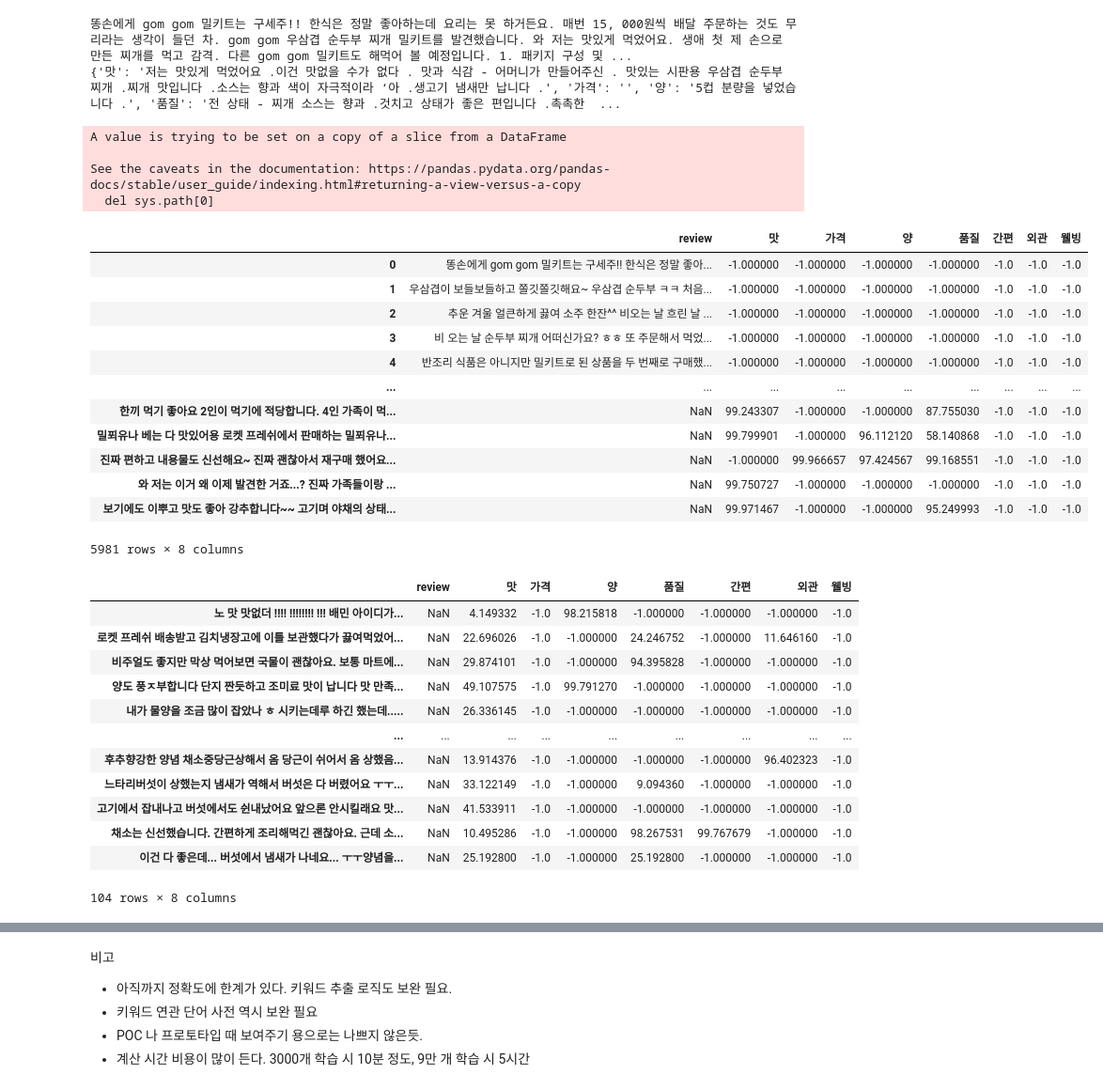
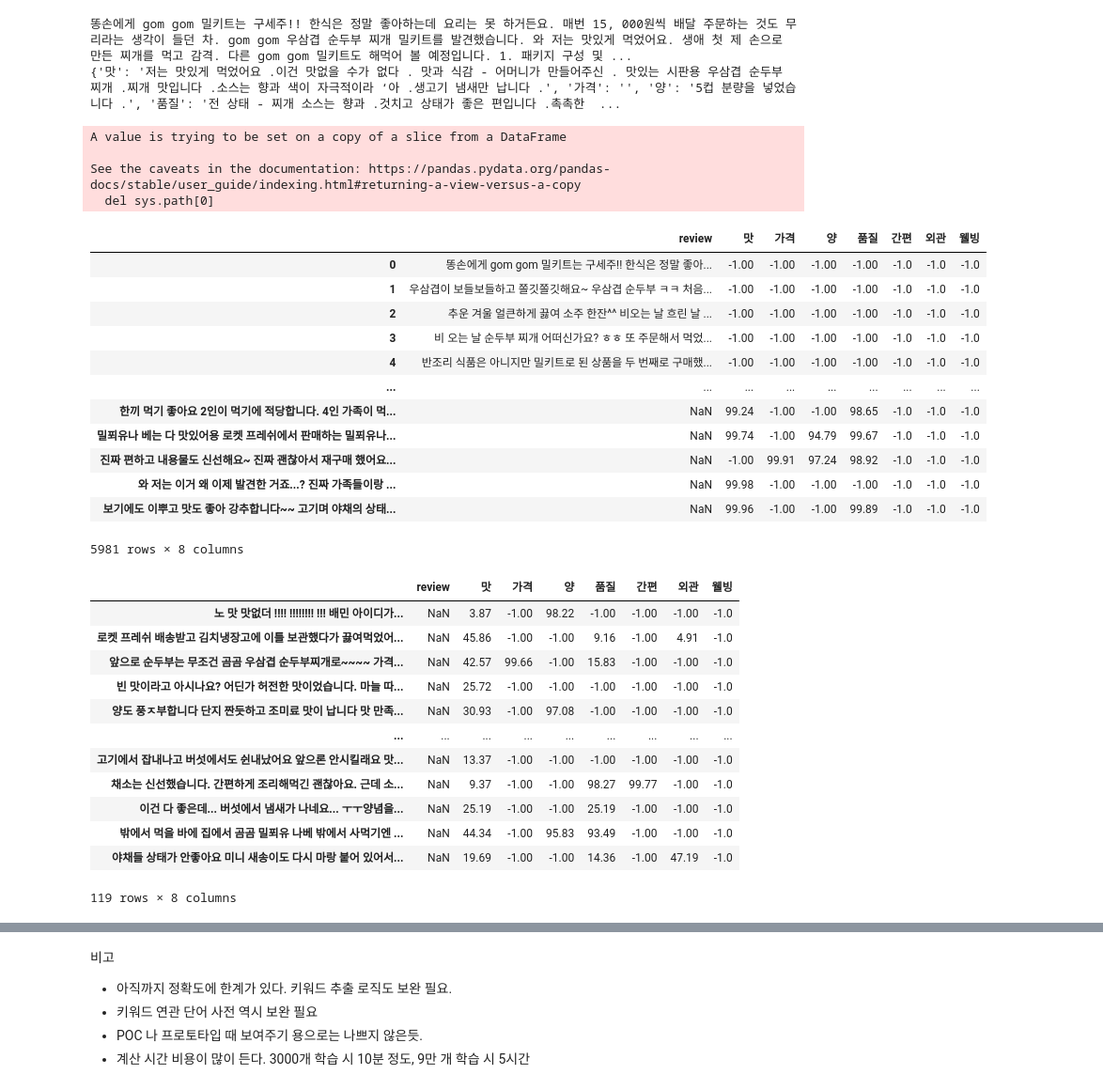
Before and after one commit to damdam-develop/modeling, a Jupyter notebook: code/keyword_model.ipynb, the cells around one changed output, grey strips where cells are left out. Shown: that part at 94% size. Drawn from its saved outputs; the diff is of its cells as text; code cells hidden in the pictures.

Commit message:
keyword scoring model

```diff
--- a/code/keyword_model.ipynb
+++ b/code/keyword_model.ipynb
@@ -97,9 +97,9 @@ keyword_list = {'맛': ['맛','불맛', '감칠맛', '쓴맛', '향', '단맛',
                        '검증', '신뢰', '신선',  '유통', '유효', '기한', '싱싱', '상한', '부패', '냄새'],
                 '간편':['간편', '간단', '초보', '방법', '쉬움', '어려움', '단시간', '출퇴근시간', '간편식', '전문식','편리', '손쉽', '혼밥', '꽝손',
                       '불편', '똥손', '금손', '편의', '손쉬'],
-                '외관':['외관', '육안', '디자인', '실물', '겉보기', '보고', '보임', '볼때', '보고', '맛보다',
-                       '푸디', '색감', '색깔', '모양새','이쁘', '예쁘','이쁜', '예쁜', '이뻐요', '예뻐요'],
-                '웰빙':['웰빙', 'msg', '인스턴트', '나트륨', '특수', '식품', '즉석식품', '건강', '다이어트', '다이어터', '헬스', '첨가', '식단', '단백질',
+                '외관':['외관', '육안', '디자인', '실물', '겉보기', '보고', '보임', '볼때', '보고',
+                       '푸디', '색감', '색깔', '모양새','이쁘', '예쁘','이쁜', '예쁜', '이뻐요', '예뻐요', '비주얼', '비쥬얼', '모양'],
+                '웰빙':['웰빙', 'msg', '인스턴트', '나트륨', '특수', '식품', '즉석식품', '건강','체력', '다이어트', '다이어터', '헬스', '첨가', '식단', '단백질',
                       '영양', '효과', '예방', '체중', '영양소', '탄수화물', '칼로리', '성분', '소화효소', '체중감량', '면역', '근육', '야맹증',
                       '질환', '보조', '미용', '운동', '에너지', '호르몬', '칼슘', '성인병', '갱년기', '성장', '비료', '노화',
                       '치매', '효능', '염분', '두뇌', '불균형', '뇌', '알츠하이머', '코로나', '영양분', '소화','비만','뚱뚱', '살빼', '녹색','동물']}
@@ -200,53 +200,53 @@ print(inject_keyword(test_data['review'][0], 5))
 # %%
 # 테스트용 3000개 데이터 사용
 samples = test_data[:3000]
 # 사전 학습된 LSTM 모델 사용
 model = load_model('drive/My Drive/datasets/LSTM_binary_v2.h5')
 for sample in samples['review']:
-  inject_result = inject_keyword(sample, 3)
+  inject_result = inject_keyword(sample, 5)
   for key in keyword_list.keys():
     inject_sentence = inject_result[key]
     # 해당 키워드가 없으면 점수는 -1
     if inject_sentence == '':
       samples.loc[sample, key] = -1
     else:
-      samples.loc[sample, key] = model.predict(vectorize(inject_sentence, encoder))[0][0] * 100
+      samples.loc[sample, key] = round(model.predict(vectorize(inject_sentence, encoder))[0][0] * 100,2)
 samples
 # %% [output]
 A value is trying to be set on a copy of a slice from a DataFrame
 
 See the caveats in the documentation: https://pandas.pydata.org/pandas-docs/stable/user_guide/indexing.html#returning-a-view-versus-a-copy
   del sys.path[0]
 |  | review | 맛 | 가격 | 양 | 품질 | 간편 | 외관 | 웰빙 |
-| 0 | 똥손에게 gom gom 밀키트는 구세주!! 한식은 정말 좋아... | -1.000000 | -1.000000 | -1.000000 | -1.000000 | -1.0 | -1.0 | -1.0 |
-| 1 | 우삼겹이 보들보들하고 쫄깃쫄깃해요~ 우삼겹 순두부 ㅋㅋ 처음... | -1.000000 | -1.000000 | -1.000000 | -1.000000 | -1.0 | -1.0 | -1.0 |
-| 2 | 추운 겨울 얼큰하게 끓여 소주 한잔^^ 비오는 날 흐린 날 ... | -1.000000 | -1.000000 | -1.000000 | -1.000000 | -1.0 | -1.0 | -1.0 |
-| 3 | 비 오는 날 순두부 찌개 어떠신가요? ㅎㅎ 또 주문해서 먹었... | -1.000000 | -1.000000 | -1.000000 | -1.000000 | -1.0 | -1.0 | -1.0 |
-| 4 | 반조리 식품은 아니지만 밀키트로 된 상품을 두 번째로 구매했... | -1.000000 | -1.000000 | -1.000000 | -1.000000 | -1.0 | -1.0 | -1.0 |
+| 0 | 똥손에게 gom gom 밀키트는 구세주!! 한식은 정말 좋아... | -1.00 | -1.00 | -1.00 | -1.00 | -1.0 | -1.0 | -1.0 |
+| 1 | 우삼겹이 보들보들하고 쫄깃쫄깃해요~ 우삼겹 순두부 ㅋㅋ 처음... | -1.00 | -1.00 | -1.00 | -1.00 | -1.0 | -1.0 | -1.0 |
+| 2 | 추운 겨울 얼큰하게 끓여 소주 한잔^^ 비오는 날 흐린 날 ... | -1.00 | -1.00 | -1.00 | -1.00 | -1.0 | -1.0 | -1.0 |
+| 3 | 비 오는 날 순두부 찌개 어떠신가요? ㅎㅎ 또 주문해서 먹었... | -1.00 | -1.00 | -1.00 | -1.00 | -1.0 | -1.0 | -1.0 |
+| 4 | 반조리 식품은 아니지만 밀키트로 된 상품을 두 번째로 구매했... | -1.00 | -1.00 | -1.00 | -1.00 | -1.0 | -1.0 | -1.0 |
 | ... | ... | ... | ... | ... | ... | ... | ... | ... |
-| 한끼 먹기 좋아요 2인이 먹기에 적당합니다. 4인 가족이 먹... | NaN | 99.243307 | -1.000000 | -1.000000 | 87.755030 | -1.0 | -1.0 | -1.0 |
-| 밀푀유나 베는 다 맛있어용 로켓 프레쉬에서 판매하는 밀푀유나... | NaN | 99.799901 | -1.000000 | 96.112120 | 58.140868 | -1.0 | -1.0 | -1.0 |
-| 진짜 편하고 내용물도 신선해요~ 진짜 괜찮아서 재구매 했어요... | NaN | -1.000000 | 99.966657 | 97.424567 | 99.168551 | -1.0 | -1.0 | -1.0 |
-| 와 저는 이거 왜 이제 발견한 거죠...? 진짜 가족들이랑 ... | NaN | 99.750727 | -1.000000 | -1.000000 | -1.000000 | -1.0 | -1.0 | -1.0 |
-| 보기에도 이뿌고 맛도 좋아 강추합니다~~ 고기며 야채의 상태... | NaN | 99.971467 | -1.000000 | -1.000000 | 95.249993 | -1.0 | -1.0 | -1.0 |
+| 한끼 먹기 좋아요 2인이 먹기에 적당합니다. 4인 가족이 먹... | NaN | 99.24 | -1.00 | -1.00 | 98.65 | -1.0 | -1.0 | -1.0 |
+| 밀푀유나 베는 다 맛있어용 로켓 프레쉬에서 판매하는 밀푀유나... | NaN | 99.74 | -1.00 | 94.79 | 99.67 | -1.0 | -1.0 | -1.0 |
+| 진짜 편하고 내용물도 신선해요~ 진짜 괜찮아서 재구매 했어요... | NaN | -1.00 | 99.91 | 97.24 | 98.92 | -1.0 | -1.0 | -1.0 |
+| 와 저는 이거 왜 이제 발견한 거죠...? 진짜 가족들이랑 ... | NaN | 99.98 | -1.00 | -1.00 | -1.00 | -1.0 | -1.0 | -1.0 |
+| 보기에도 이뿌고 맛도 좋아 강추합니다~~ 고기며 야채의 상태... | NaN | 99.96 | -1.00 | -1.00 | 99.89 | -1.0 | -1.0 | -1.0 |
 5981 rows × 8 columns
 # %%
 test = samples[samples['맛'] != -1]
 test[test['맛'] < 50]
 # %% [output]
 |  | review | 맛 | 가격 | 양 | 품질 | 간편 | 외관 | 웰빙 |
-| 노 맛 맛없더 !!!! !!!!!!!! !!! 배민 아이디가... | NaN | 4.149332 | -1.0 | 98.215818 | -1.000000 | -1.000000 | -1.000000 | -1.0 |
-| 로켓 프레쉬 배송받고 김치냉장고에 이틀 보관했다가 끓여먹었어... | NaN | 22.696026 | -1.0 | -1.000000 | 24.246752 | -1.000000 | 11.646160 | -1.0 |
-| 비주얼도 좋지만 막상 먹어보면 국물이 괜찮아요. 보통 마트에... | NaN | 29.874101 | -1.0 | -1.000000 | 94.395828 | -1.000000 | -1.000000 | -1.0 |
-| 양도 풍ㅈ부합니다 단지 짠듯하고 조미료 맛이 납니다 맛 만족... | NaN | 49.107575 | -1.0 | 99.791270 | -1.000000 | -1.000000 | -1.000000 | -1.0 |
-| 내가 물양을 조금 많이 잡았나 ㅎ 시키는데루 하긴 했는데..... | NaN | 26.336145 | -1.0 | -1.000000 | -1.000000 | -1.000000 | -1.000000 | -1.0 |
+| 노 맛 맛없더 !!!! !!!!!!!! !!! 배민 아이디가... | NaN | 3.87 | -1.00 | 98.22 | -1.00 | -1.00 | -1.00 | -1.0 |
+| 로켓 프레쉬 배송받고 김치냉장고에 이틀 보관했다가 끓여먹었어... | NaN | 45.86 | -1.00 | -1.00 | 9.16 | -1.00 | 4.91 | -1.0 |
+| 앞으로 순두부는 무조건 곰곰 우삼겹 순두부찌개로~~~~ 가격... | NaN | 42.57 | 99.66 | -1.00 | 15.83 | -1.00 | -1.00 | -1.0 |
+| 빈 맛이라고 아시나요? 어딘가 허전한 맛이었습니다. 마늘 따... | NaN | 25.72 | -1.00 | -1.00 | -1.00 | -1.00 | -1.00 | -1.0 |
+| 양도 풍ㅈ부합니다 단지 짠듯하고 조미료 맛이 납니다 맛 만족... | NaN | 30.93 | -1.00 | 97.08 | -1.00 | -1.00 | -1.00 | -1.0 |
 | ... | ... | ... | ... | ... | ... | ... | ... | ... |
-| 후추향강한 양념 채소중당근상해서 옴 당근이 쉬어서 옴 상했음... | NaN | 13.914376 | -1.0 | -1.000000 | -1.000000 | -1.000000 | 96.402323 | -1.0 |
-| 느타리버섯이 상했는지 냄새가 역해서 버섯은 다 버렸어요 ㅜㅜ... | NaN | 33.122149 | -1.0 | -1.000000 | 9.094360 | -1.000000 | -1.000000 | -1.0 |
-| 고기에서 잡내나고 버섯에서도 쉰내났어요 앞으론 안시킬래요 맛... | NaN | 41.533911 | -1.0 | -1.000000 | -1.000000 | -1.000000 | -1.000000 | -1.0 |
-| 채소는 신선했습니다. 간편하게 조리해먹긴 괜찮아요. 근데 소... | NaN | 10.495286 | -1.0 | -1.000000 | 98.267531 | 99.767679 | -1.000000 | -1.0 |
-| 이건 다 좋은데... 버섯에서 냄새가 나네요... ㅜㅜ양념을... | NaN | 25.192800 | -1.0 | -1.000000 | 25.192800 | -1.000000 | -1.000000 | -1.0 |
+| 고기에서 잡내나고 버섯에서도 쉰내났어요 앞으론 안시킬래요 맛... | NaN | 13.37 | -1.00 | -1.00 | -1.00 | -1.00 | -1.00 | -1.0 |
+| 채소는 신선했습니다. 간편하게 조리해먹긴 괜찮아요. 근데 소... | NaN | 9.37 | -1.00 | -1.00 | 98.27 | 99.77 | -1.00 | -1.0 |
+| 이건 다 좋은데... 버섯에서 냄새가 나네요... ㅜㅜ양념을... | NaN | 25.19 | -1.00 | -1.00 | 25.19 | -1.00 | -1.00 | -1.0 |
+| 밖에서 먹을 바에 집에서 곰곰 밀푀유 나베 밖에서 사먹기엔 ... | NaN | 44.34 | -1.00 | 95.83 | 93.49 | -1.00 | -1.00 | -1.0 |
+| 야채들 상태가 안좋아요 미니 새송이도 다시 마랑 붙어 있어서... | NaN | 19.69 | -1.00 | -1.00 | 14.36 | -1.00 | 47.19 | -1.0 |
-104 rows × 8 columns
+119 rows × 8 columns
 # %%
 test = samples[samples['가격']!= -1]
 test[test['가격'] > 50]
```
Also changed, not shown: parts of 1 cell of this notebook.
